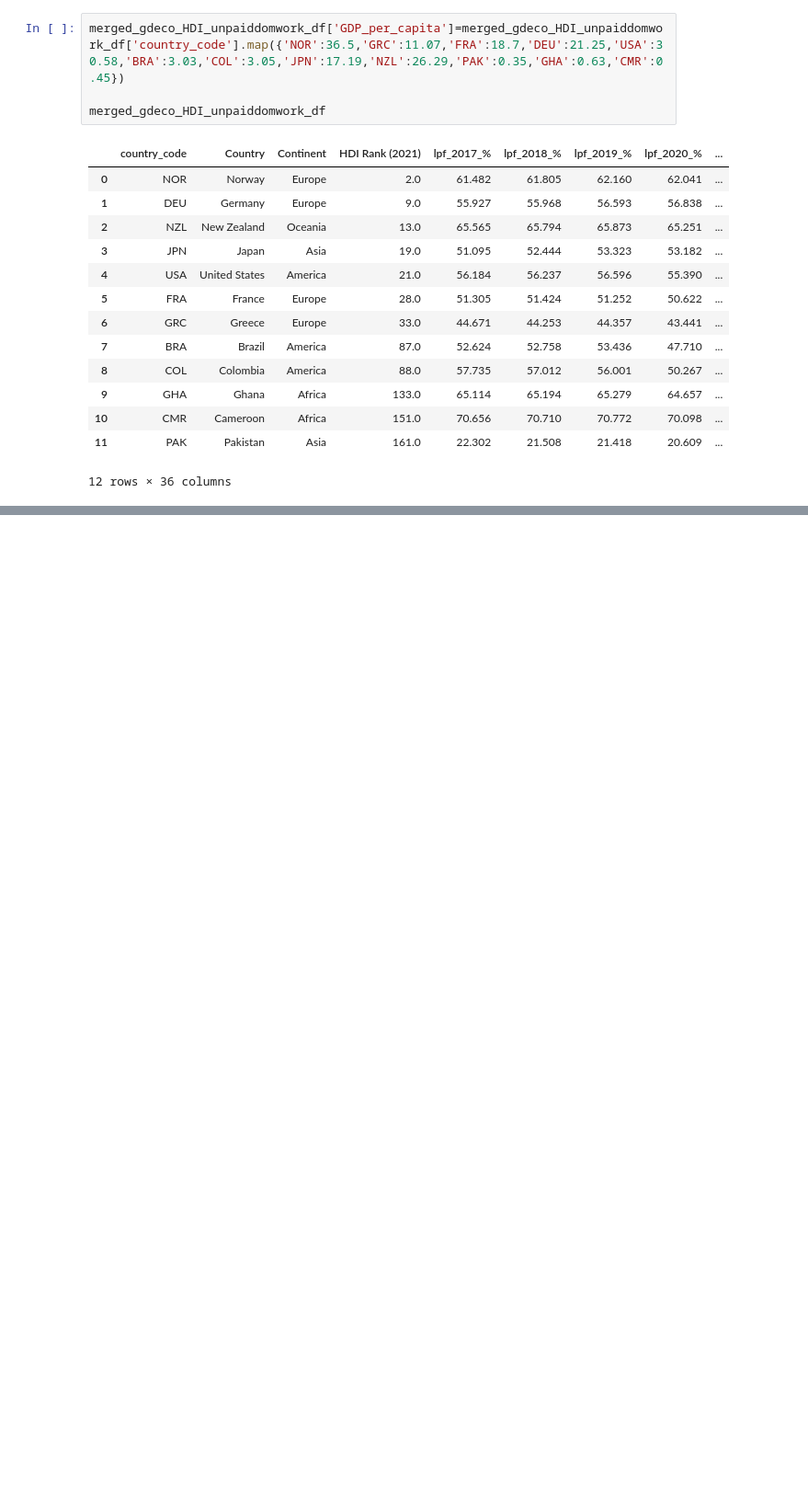
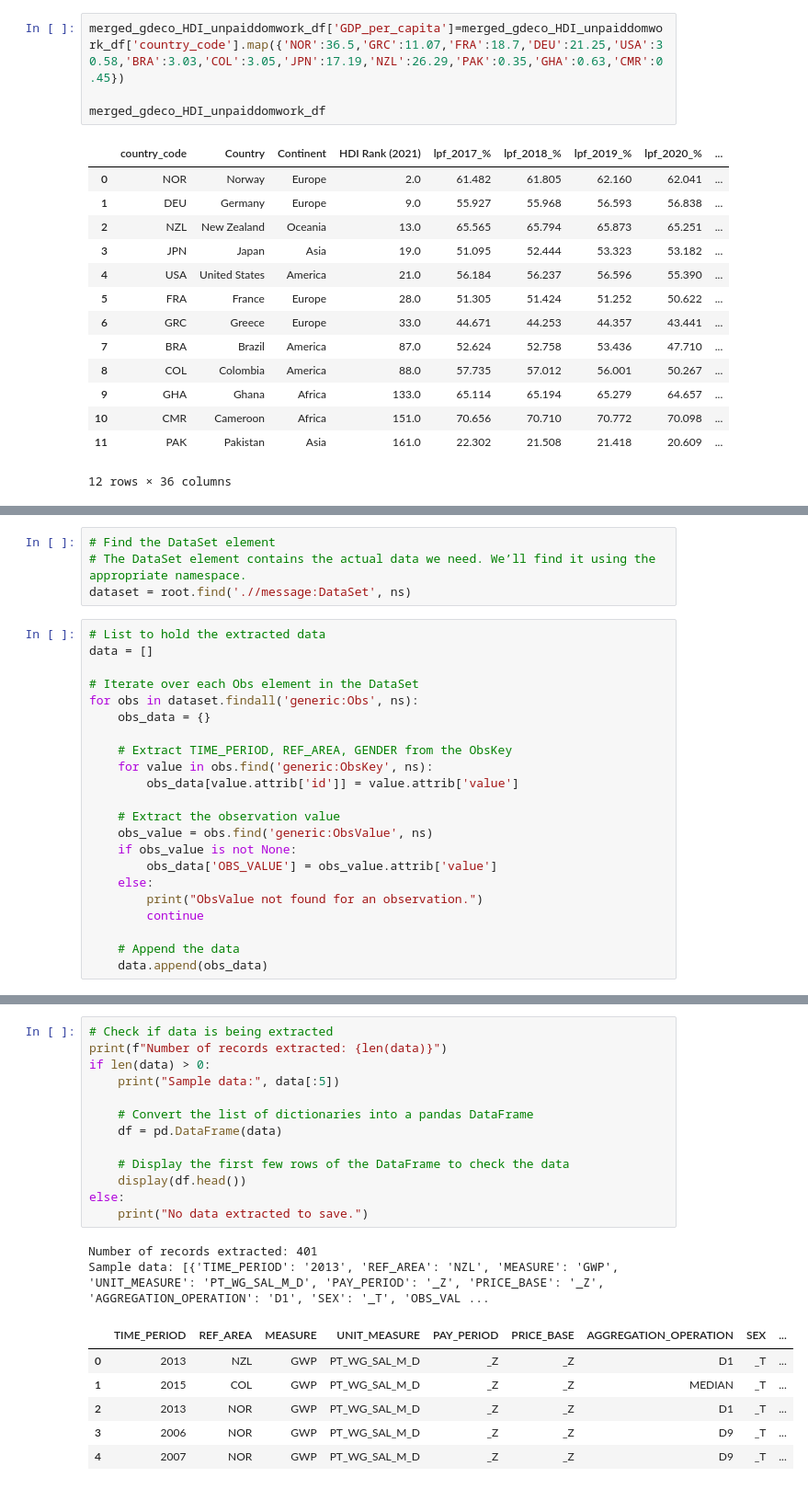
Before and after one commit to PaolaGaray/FirstProject, a Jupyter notebook: notebooks/unified_load_and_clean_data.ipynb, the cells around one changed output, grey strips where cells are left out. Shown at 92% size. Drawn from its saved outputs; the diff is of its cells as text; blank space fills up the shorter version.

```diff
--- a/notebooks/load_and_clean_data_luciest06.ipynb
+++ b/notebooks/unified_load_and_clean_data.ipynb
@@ -589,0 +631,26 @@ merged_gdeco_HDI_unpaiddomwork_df[['GDP_per_capita','average_since_2000','HDI Ra
+# %%
+# Find the DataSet element
+# The DataSet element contains the actual data we need. We’ll find it using the appropriate namespace.
+dataset = root.find('.//message:DataSet', ns)
+# %%
+# List to hold the extracted data
+data = []
+
+# Iterate over each Obs element in the DataSet
+for obs in dataset.findall('generic:Obs', ns):
+    obs_data = {}
+
+    # Extract TIME_PERIOD, REF_AREA, GENDER from the ObsKey
+    for value in obs.find('generic:ObsKey', ns):
+        obs_data[value.attrib['id']] = value.attrib['value']
+
+    # Extract the observation value
+    obs_value = obs.find('generic:ObsValue', ns)
+    if obs_value is not None:
+        obs_data['OBS_VALUE'] = obs_value.attrib['value']
+    else:
+        print("ObsValue not found for an observation.")
+        continue
+
+    # Append the data
+    data.append(obs_data)
@@ -589,0 +670,22 @@ merged_gdeco_HDI_unpaiddomwork_df[['GDP_per_capita','average_since_2000','HDI Ra
+# %%
+# Check if data is being extracted
+print(f"Number of records extracted: {len(data)}")
+if len(data) > 0:
+    print("Sample data:", data[:5])
+
+    # Convert the list of dictionaries into a pandas DataFrame
+    df = pd.DataFrame(data)
+
+    # Display the first few rows of the DataFrame to check the data
+    display(df.head())
+else:
+    print("No data extracted to save.")
+# %% [output]
+Number of records extracted: 401
+Sample data: [{'TIME_PERIOD': '2013', 'REF_AREA': 'NZL', 'MEASURE': 'GWP', 'UNIT_MEASURE': 'PT_WG_SAL_M_D', 'PAY_PERIOD': '_Z', 'PRICE_BASE': '_Z', 'AGGREGATION_OPERATION': 'D1', 'SEX': '_T', 'OBS_VAL ...
+|  | TIME_PERIOD | REF_AREA | MEASURE | UNIT_MEASURE | PAY_PERIOD | PRICE_BASE | AGGREGATION_OPERATION | SEX | ... |
+| 0 | 2013 | NZL | GWP | PT_WG_SAL_M_D | _Z | _Z | D1 | _T | ... |
+| 1 | 2015 | COL | GWP | PT_WG_SAL_M_D | _Z | _Z | MEDIAN | _T | ... |
+| 2 | 2013 | NOR | GWP | PT_WG_SAL_M_D | _Z | _Z | D1 | _T | ... |
+| 3 | 2006 | NOR | GWP | PT_WG_SAL_M_D | _Z | _Z | D9 | _T | ... |
+| 4 | 2007 | NOR | GWP | PT_WG_SAL_M_D | _Z | _Z | D9 | _T | ... |
```
Also changed, not shown: parts of 25 cells of this notebook.
